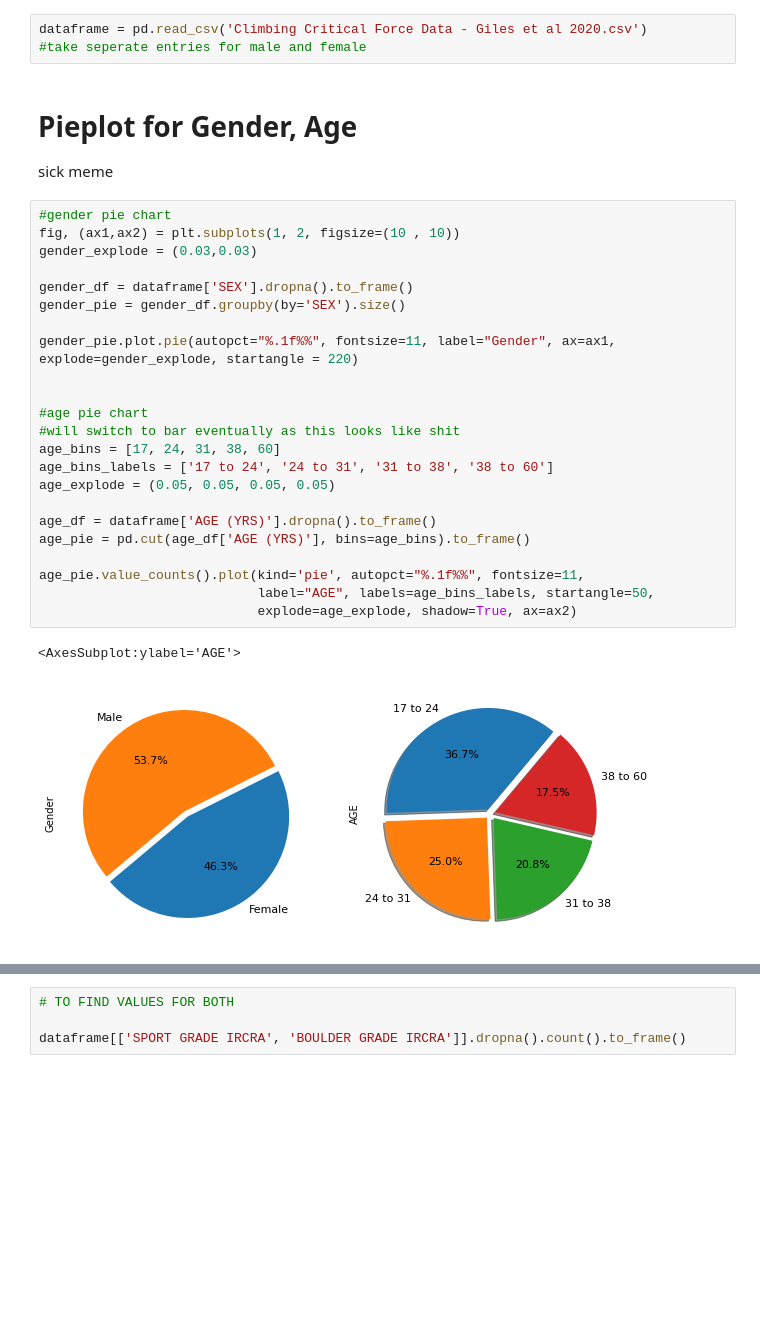
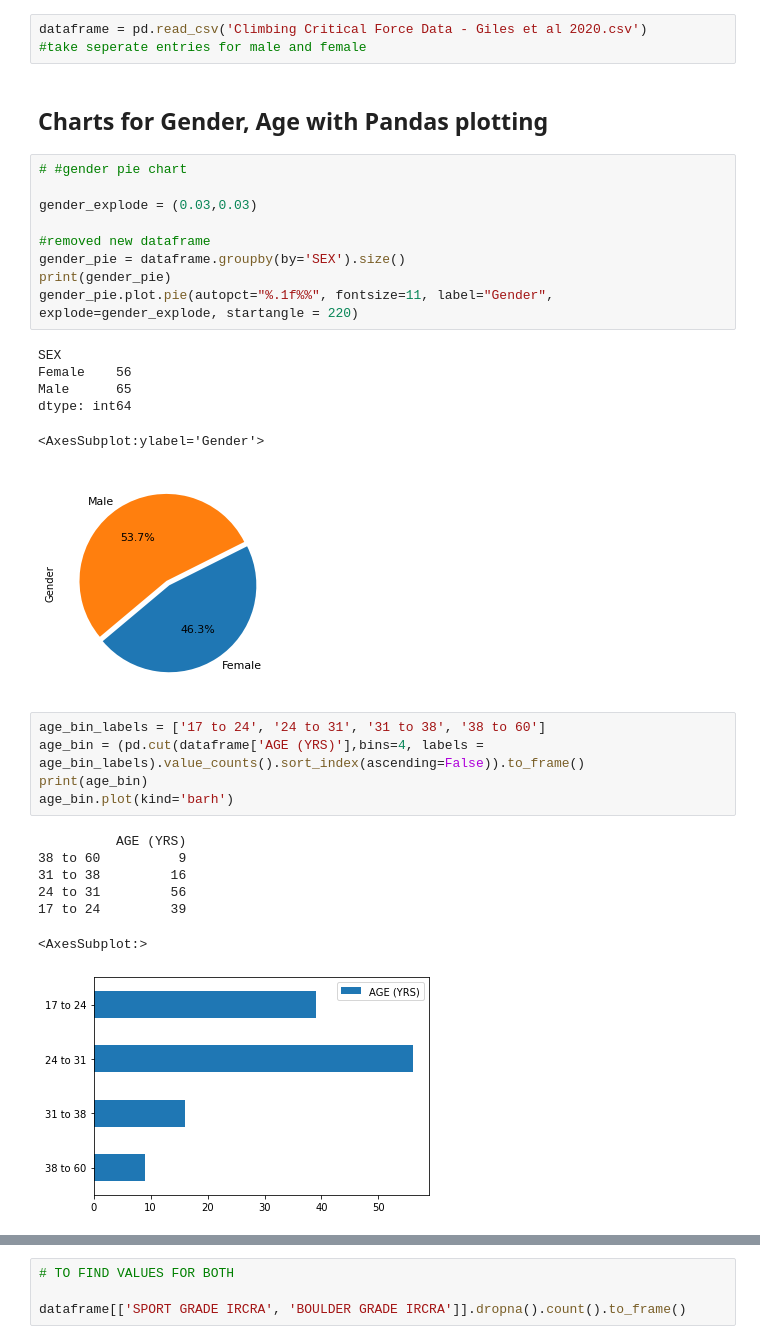
Before and after one commit to haokliao/Critical-Force-Visualization, a Jupyter notebook: EDA_001_notebook.ipynb, the cells around one changed output, grey strips where cells are left out. Cells and saved outputs as stored; diff of their text form; blank space fills up the shorter version.

Commit message:
2/17 Changed Age, reduced new dataframes

```diff
--- a/EDA_001_notebook.ipynb
+++ b/EDA_001_notebook.ipynb
@@ -23,33 +23,34 @@ To represent this, a series of charts were created, visualizing information such
 dataframe = pd.read_csv('Climbing Critical Force Data - Giles et al 2020.csv')
 #take seperate entries for male and female
 # %% [markdown]
-# Pieplot for Gender, Age
-
-sick meme
+## Charts for Gender, Age with Pandas plotting
-# %%
-#gender pie chart
-fig, (ax1,ax2) = plt.subplots(1, 2, figsize=(10 , 10))
-gender_explode = (0.03,0.03)
-
-gender_df = dataframe['SEX'].dropna().to_frame()
-gender_pie = gender_df.groupby(by='SEX').size()
-
-gender_pie.plot.pie(autopct="%.1f%%", fontsize=11, label="Gender", ax=ax1, explode=gender_explode, startangle = 220)
-
-
-#age pie chart
-#will switch to bar eventually as this looks like shit
-age_bins = [17, 24, 31, 38, 60]
-age_bins_labels = ['17 to 24', '24 to 31', '31 to 38', '38 to 60']
-age_explode = (0.05, 0.05, 0.05, 0.05)
-
-age_df = dataframe['AGE (YRS)'].dropna().to_frame()
-age_pie = pd.cut(age_df['AGE (YRS)'], bins=age_bins).to_frame()
-
-age_pie.value_counts().plot(kind='pie', autopct="%.1f%%", fontsize=11,
-                            label="AGE", labels=age_bins_labels, startangle=50,
-                            explode=age_explode, shadow=True, ax=ax2)
-# %% [output]
-<AxesSubplot:ylabel='AGE'>
-[figure, removed]
+# %%
+# #gender pie chart
+
+gender_explode = (0.03,0.03)
+
+#removed new dataframe
+gender_pie = dataframe.groupby(by='SEX').size()
+print(gender_pie)
+gender_pie.plot.pie(autopct="%.1f%%", fontsize=11, label="Gender", explode=gender_explode, startangle = 220)
+# %% [output]
+SEX
+Female    56
+Male      65
+dtype: int64
+<AxesSubplot:ylabel='Gender'>
+[figure, added]
+# %%
+age_bin_labels = ['17 to 24', '24 to 31', '31 to 38', '38 to 60']
+age_bin = (pd.cut(dataframe['AGE (YRS)'],bins=4, labels = age_bin_labels).value_counts().sort_index(ascending=False)).to_frame()
+print(age_bin)
+age_bin.plot(kind='barh')
+# %% [output]
+          AGE (YRS)
+38 to 60          9
+31 to 38         16
+24 to 31         56
+17 to 24         39
+<AxesSubplot:>
+[figure, added]
 # %% [markdown]
```
Also changed, not shown: parts of 6 cells of this notebook, 1 other file.
